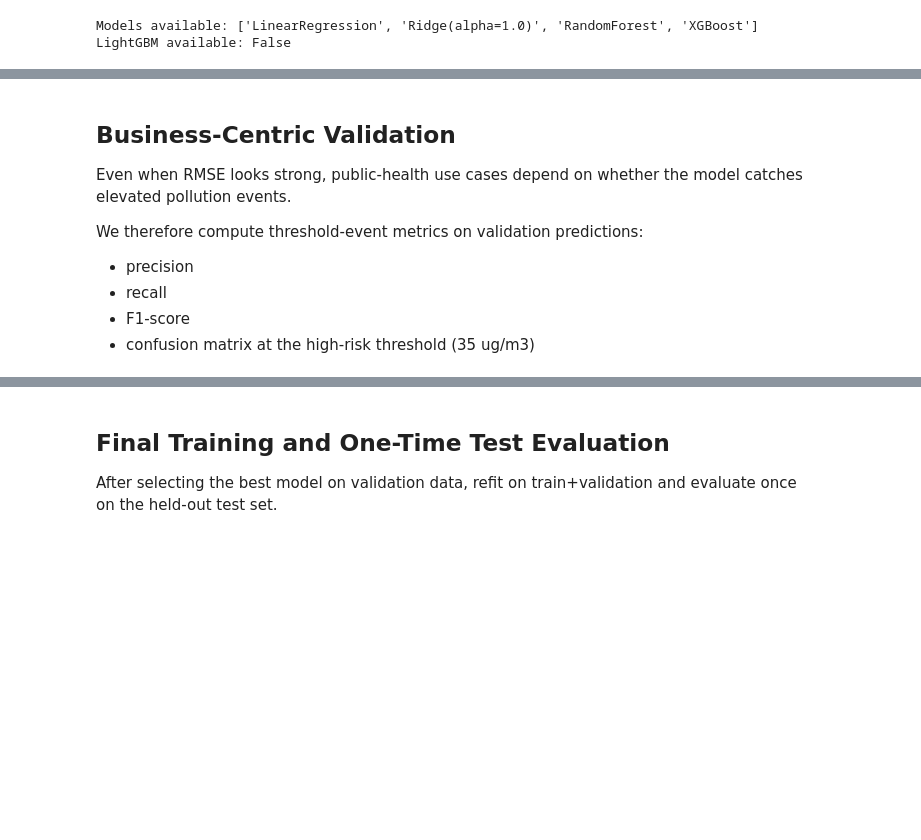
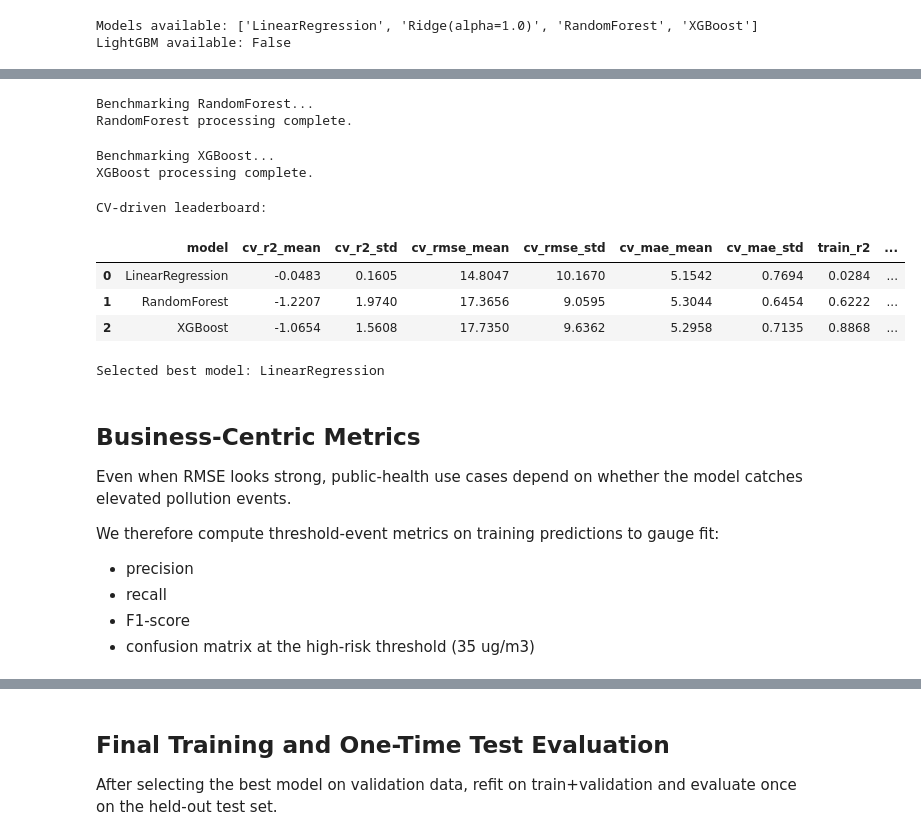
Before and after one commit to nacermissouni23/pm25-air-quality, a Jupyter notebook: notebooks/models.ipynb, the cells around one changed output, grey strips where cells are left out. Saved outputs shown, nothing was run; the diff lists cells and outputs as text; code cells hidden in the pictures; blank space fills up the shorter version.

```diff
--- a/notebooks/models.ipynb
+++ b/notebooks/models.ipynb
@@ -508,9 +485,78 @@ Naive baseline (predict pm25_lag1) on validation:
+# %%
+model_name = "RandomForest"
+model = model_registry[model_name]
+print(f"Benchmarking {model_name}...")
+
+cv_stats = time_cv_summary(model, X_train, y_train, ts_cv)
+
+fitted_model = clone(model).fit(X_train, y_train)
+fitted_models[model_name] = fitted_model
+
+train_pred = fitted_model.predict(X_train)
+row = {
+    "model": model_name,
+    **cv_stats,
+    **regression_metrics(y_train, train_pred, prefix="train"),
+}
+benchmark_rows.append(row)
+print(f"{model_name} processing complete.")
+# %% [output]
+Benchmarking RandomForest...
+RandomForest processing complete.
+# %%
+model_name = "XGBoost"
+model = model_registry[model_name]
+print(f"Benchmarking {model_name}...")
+
+cv_stats = time_cv_summary(model, X_train, y_train, ts_cv)
+
+fitted_model = clone(model).fit(X_train, y_train)
+fitted_models[model_name] = fitted_model
+
+train_pred = fitted_model.predict(X_train)
+row = {
+    "model": model_name,
+    **cv_stats,
+    **regression_metrics(y_train, train_pred, prefix="train"),
+}
+benchmark_rows.append(row)
+print(f"{model_name} processing complete.")
+# %% [output]
+Benchmarking XGBoost...
+XGBoost processing complete.
+# %%
+benchmark_df = pd.DataFrame(benchmark_rows).sort_values(
+    by=["cv_rmse_mean", "cv_mae_mean"], ascending=[True, True]
+).reset_index(drop=True)
+
+print("CV-driven leaderboard:")
+display(benchmark_df.round(4))
+
+best_model_name = benchmark_df.loc[0, "model"]
+best_model = fitted_models[best_model_name]
+train_predictions_best = best_model.predict(X_train)
+
+print(f"Selected best model: {best_model_name}")
+
+if "pm25_lag1" in X_train.columns:
+    naive_train_pred = X_train["pm25_lag1"].to_numpy()
+    naive_train_metrics = regression_metrics(y_train, naive_train_pred, prefix="train_naive")
+    print("\nNaive baseline (predict pm25_lag1) on train:")
+    for metric_name, metric_value in naive_train_metrics.items():
+        print(f"  {metric_name}: {metric_value:.4f}")
+# %% [output]
+CV-driven leaderboard:
+|  | model | cv_r2_mean | cv_r2_std | cv_rmse_mean | cv_rmse_std | cv_mae_mean | cv_mae_std | train_r2 | ... |
+| 0 | LinearRegression | -0.0483 | 0.1605 | 14.8047 | 10.1670 | 5.1542 | 0.7694 | 0.0284 | ... |
+| 1 | RandomForest | -1.2207 | 1.9740 | 17.3656 | 9.0595 | 5.3044 | 0.6454 | 0.6222 | ... |
+| 2 | XGBoost | -1.0654 | 1.5608 | 17.7350 | 9.6362 | 5.2958 | 0.7135 | 0.8868 | ... |
+Selected best model: LinearRegression
 # %% [markdown]
-## Business-Centric Validation
+## Business-Centric Metrics
 
 Even when RMSE looks strong, public-health use cases depend on whether the model catches elevated pollution events.
 
-We therefore compute threshold-event metrics on validation predictions:
+We therefore compute threshold-event metrics on training predictions to gauge fit:
 - precision
 - recall
 - F1-score
```
Also changed, not shown: parts of 9 cells of this notebook, 15 other files.
